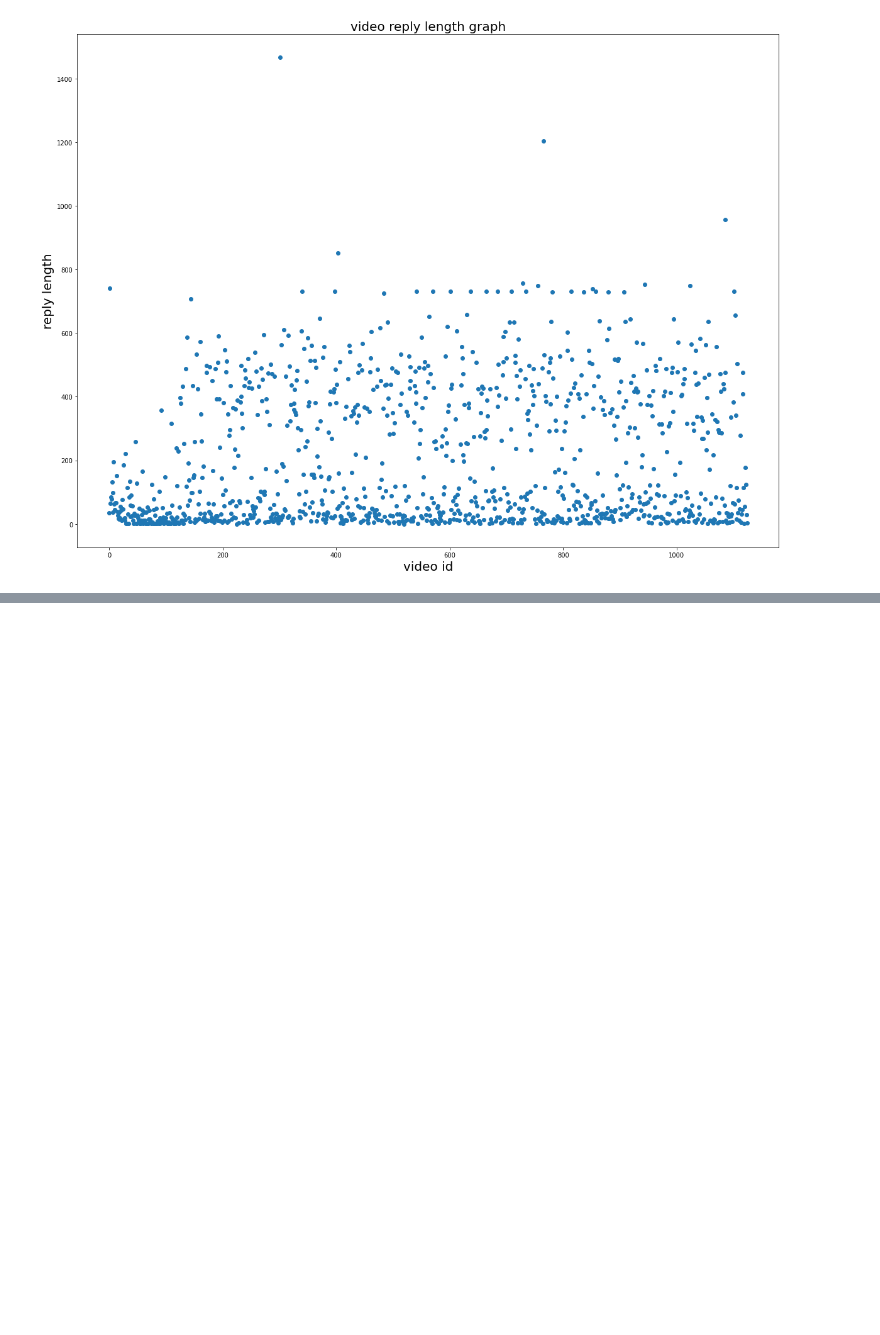
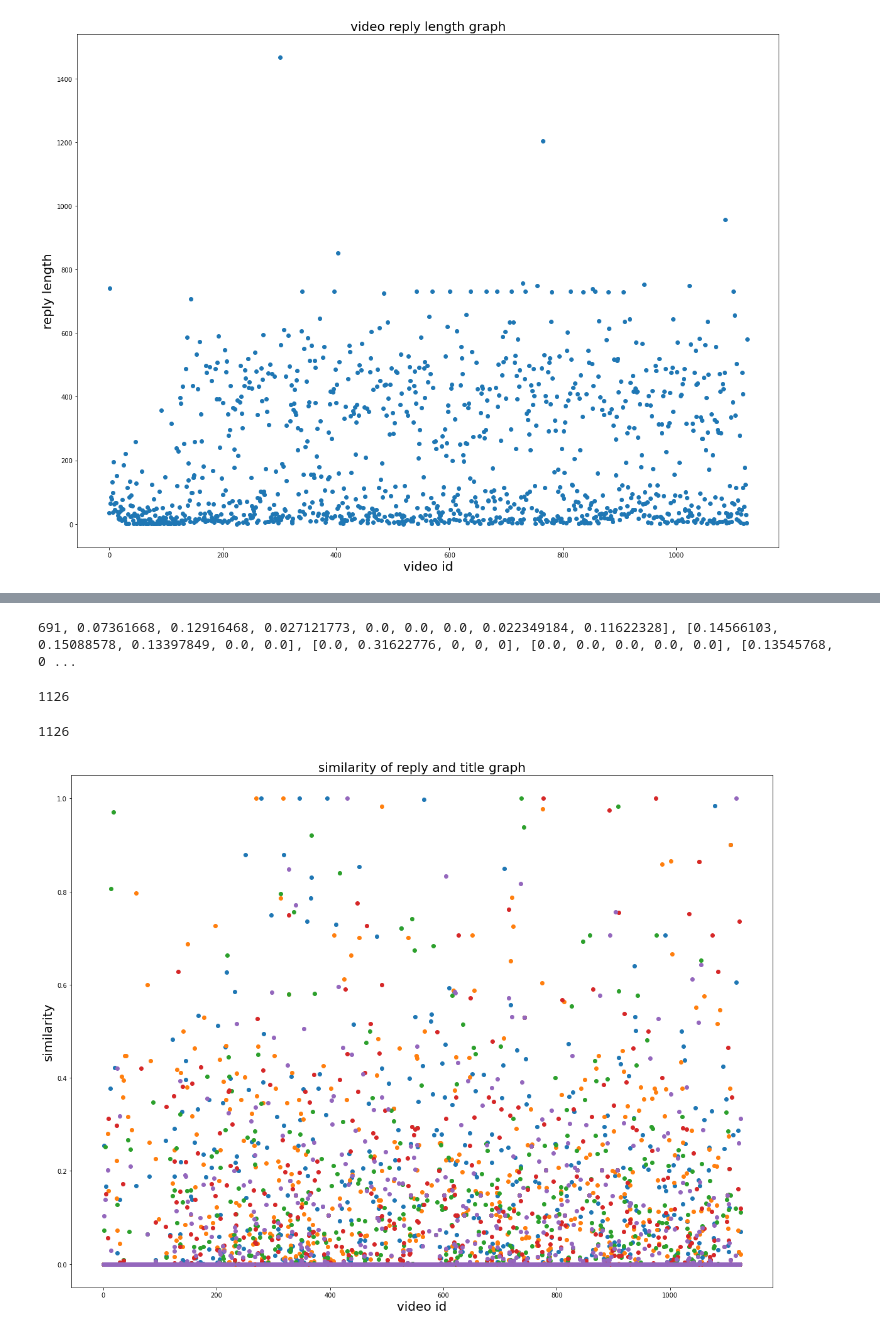
Before and after one commit to rejoicesyc/bilibili-spider, a Jupyter notebook: buffer.ipynb, the cells around one changed output, grey strips where cells are left out. Saved outputs shown, nothing was run; the diff lists cells and outputs as text; code cells hidden in the pictures; blank space fills up the shorter version.

```diff
--- a/buffer.ipynb
+++ b/buffer.ipynb
@@ -71,0 +140,33 @@ stpwrd_dic.close()
+# %%
+reply_sims=[]
+for i in range(len(reply)):
+    sim=get_similarities(reply[i],titles[i])
+    # if not all(sim)==0:
+    reply_sims.append(sim+[0]*(5-len(sim)))
+print(reply_sims)
+# %% [output]
+691, 0.07361668, 0.12916468, 0.027121773, 0.0, 0.0, 0.0, 0.022349184, 0.11622328], [0.14566103, 0.15088578, 0.13397849, 0.0, 0.0], [0.0, 0.31622776, 0, 0, 0], [0.0, 0.0, 0.0, 0.0, 0.0], [0.13545768, 0 ...
+# %%
+print(len(reply_sims))
+# %% [output]
+1126
+# %%
+reply_sim_ar=(list(map(list, zip(*reply_sims))))
+print(len(reply_sim_ar[0]))
+# y=[i+1 for i in range(5)]
+# print([y[0]]*len(reply_sim_ar[0]))
+# %% [output]
+1126
+# %%
+
+plt.figure(figsize=(20,15))
+x=[i for i in range(len(reply_sims))]
+for i in range(len(reply_sim_ar)):
+    plt.scatter(x,reply_sim_ar[i])
+plt.xlabel('video id',fontsize=20)
+plt.ylabel('similarity',fontsize=20)
+plt.title('similarity of reply and title graph',fontsize=20)
+plt.savefig('./picture_result/reply_title_similarity.png')
+plt.show()
+# %% [output]
+[figure, added]
```
Also changed, not shown: parts of 7 cells of this notebook, 1 other file.
